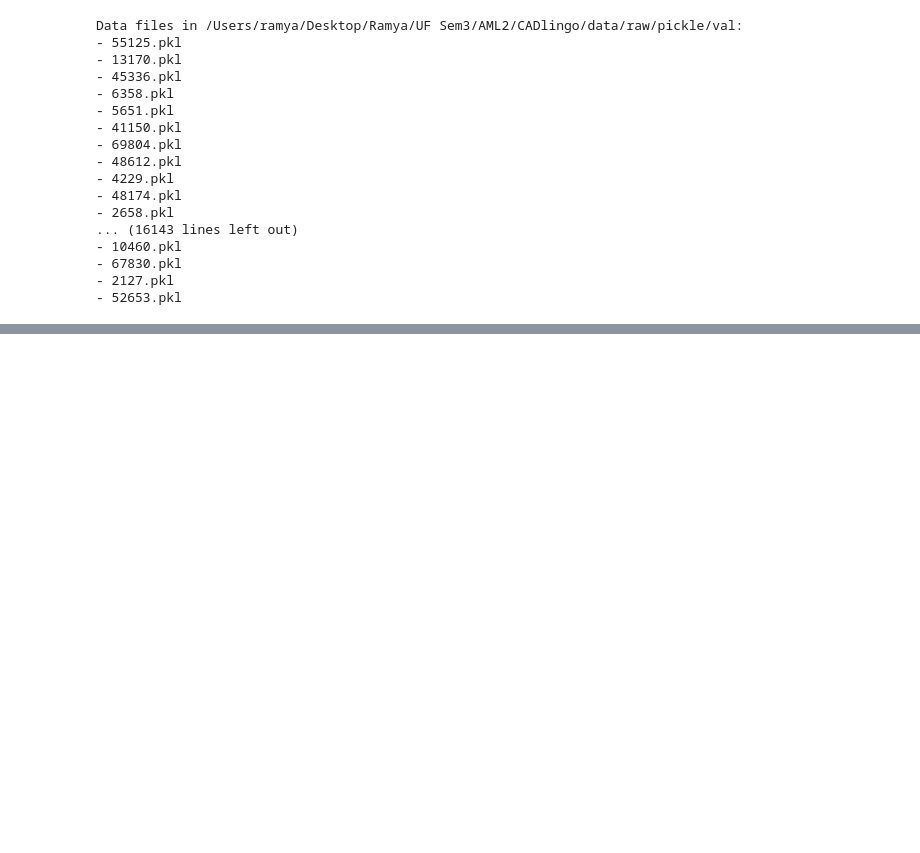
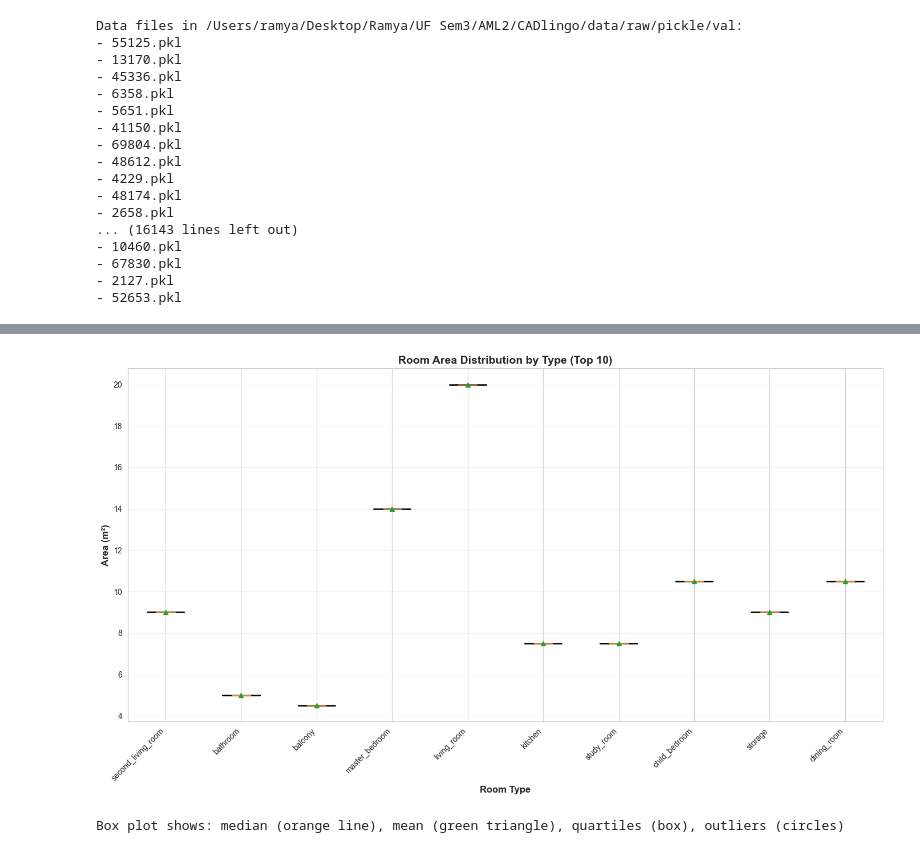
Before and after one commit to RamyaLakshmiKS/CADlingo, a Jupyter notebook: notebooks/setup.ipynb, the cells around one changed output, grey strips where cells are left out. Cells and saved outputs as stored; diff of their text form; code cells hidden in the pictures; blank space fills up the shorter version.

```diff
--- a/notebooks/setup.ipynb
+++ b/notebooks/setup.ipynb
@@ -173,0 +538,28 @@ Data files in /Users/ramya/Desktop/Ramya/UF Sem3/AML2/CADlingo/data/raw/pickle/v
+# %%
+# Visualize room area distributions with box plots
+fig, ax = plt.subplots(figsize=(14, 8))
+
+# Prepare data for box plot
+box_data = [room_areas[room_type] for room_type in top_room_types if room_type in room_areas]
+box_labels = [room_type for room_type in top_room_types if room_type in room_areas]
+
+bp = ax.boxplot(box_data, labels=box_labels, patch_artist=True,
+                notch=True, showmeans=True)
+
+# Color the boxes
+colors = plt.cm.Set3(range(len(box_data)))
+for patch, color in zip(bp['boxes'], colors):
+    patch.set_facecolor(color)
+
+ax.set_xlabel('Room Type', fontsize=12, fontweight='bold')
+ax.set_ylabel('Area (m²)', fontsize=12, fontweight='bold')
+ax.set_title('Room Area Distribution by Type (Top 10)', fontsize=14, fontweight='bold')
+ax.grid(axis='y', alpha=0.3)
+plt.xticks(rotation=45, ha='right')
+plt.tight_layout()
+plt.show()
+
+print("Box plot shows: median (orange line), mean (green triangle), quartiles (box), outliers (circles)")
+# %% [output]
+[figure, added]
+Box plot shows: median (orange line), mean (green triangle), quartiles (box), outliers (circles)
```
Also changed, not shown: parts of 23 cells of this notebook, 13 other files.
